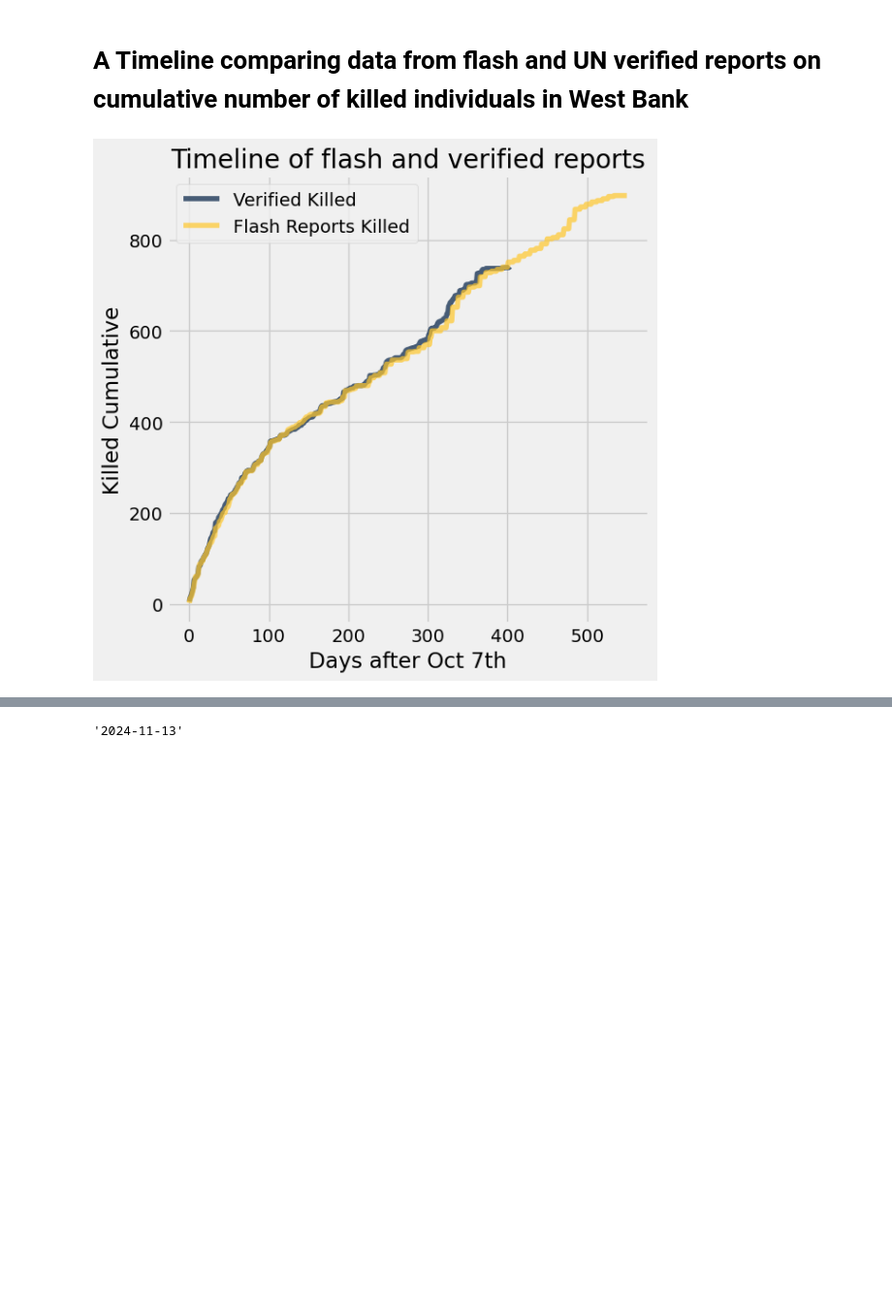
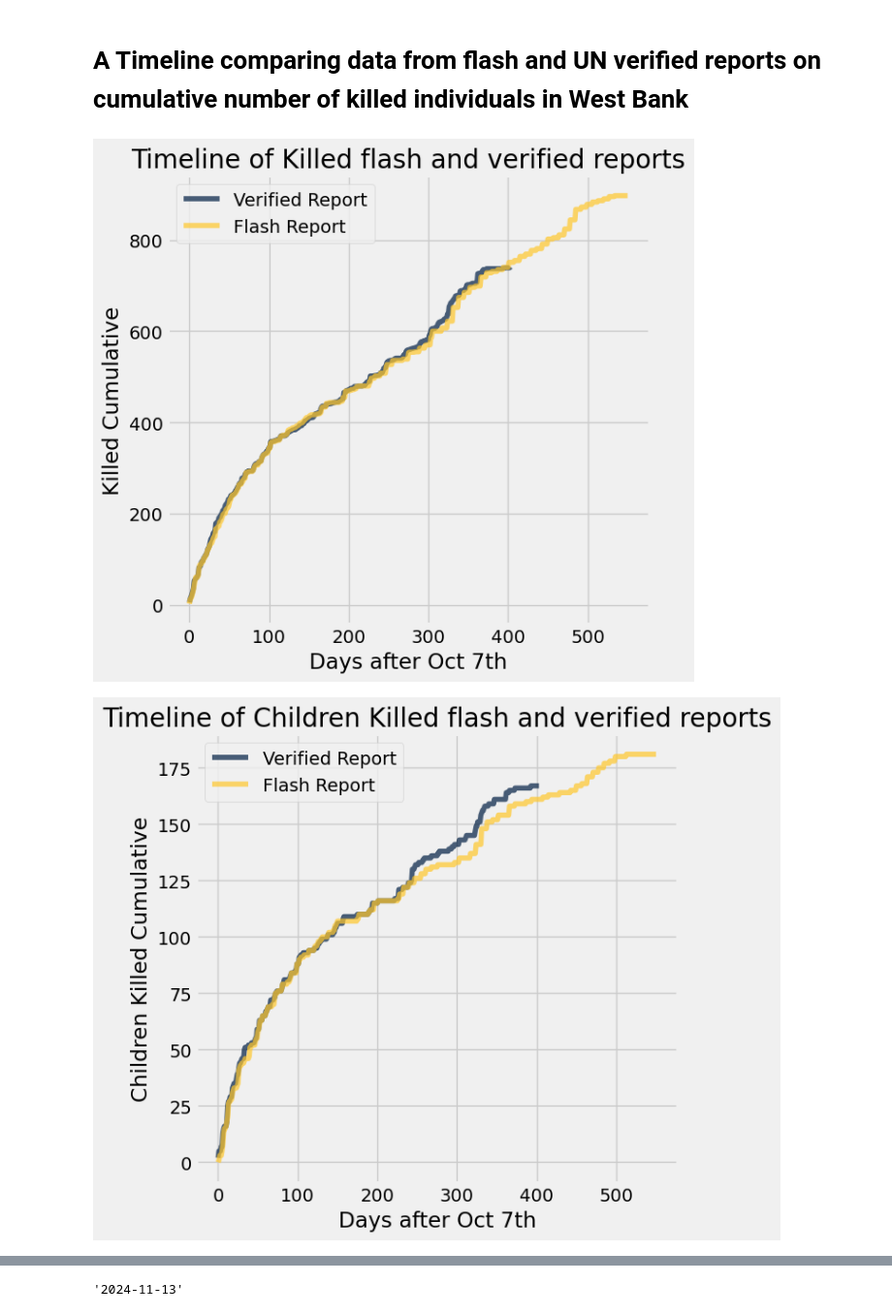
Before and after one commit to mohd-mb2205153/data-science-project, a Jupyter notebook: CMPS360-S25-ProjectPartB/Part B-Copy1.ipynb, the cells around one changed output, grey strips where cells are left out. Shown: that part at 97% size. Saved outputs shown, nothing was run; the diff lists cells and outputs as text; code cells hidden in the pictures; blank space fills up the shorter version.

```diff
--- a/CMPS360-S25-ProjectPartB/Part B-Copy1.ipynb
+++ b/CMPS360-S25-ProjectPartB/Part B-Copy1.ipynb
@@ -252,12 +252,27 @@ westbank_casualties.show(5);
 # %% [markdown]
 # A Timeline comparing data from flash and UN verified reports on cumulative number of killed individuals in West Bank
 # %%
-westbank_casualties = westbank_casualties.with_column("Days after Oct 7th", np.arange(0, westbank_casualties.num_rows))
-wc_timeline = westbank_casualties.select("verified.killed_cum", "killed_cum", "Days after Oct 7th")
-wc_timeline.plot("Days after Oct 7th")
-plt.legend(["Verified Killed", "Flash Reports Killed"])
-plt.title("Timeline of flash and verified reports")
+wc_timeline = westbank_casualties.with_column("Days after Oct 7th", np.arange(0, westbank_casualties.num_rows))
+wc_timeline_killed_cum = wc_timeline.select("verified.killed_cum", "killed_cum",  "Days after Oct 7th")
+wc_timeline_killed_child_cum = wc_timeline.select("verified.killed_children_cum", "killed_children_cum",  "Days after Oct 7th")
+wc_timeline_injured_cum = wc_timeline.select("verified.injured_cum", "injured_cum",  "Days after Oct 7th")\
+
+wc_timeline_killed_cum.plot("Days after Oct 7th")
+plt.legend(["Verified Report", "Flash Report"])
+plt.title("Timeline of Killed flash and verified reports")
 plt.ylabel("Killed Cumulative")
+
+wc_timeline_killed_child_cum.plot("Days after Oct 7th")
+plt.legend(["Verified Report", "Flash Report"])
+plt.title("Timeline of Children Killed flash and verified reports")
+plt.ylabel("Children Killed Cumulative")
+
+wc_timeline_injured_cum.plot("Days after Oct 7th")
+plt.legend(["Verified Report", "Flash Report"])
+plt.title("Timeline of Injured flash and verified reports")
+plt.ylabel("Injured Cumulative")
+
 plt.show()
 # %% [output]
-[figure, old version]
+[figure, new version]
+[figure, added]
```
Also changed, not shown: parts of 2 cells of this notebook.
